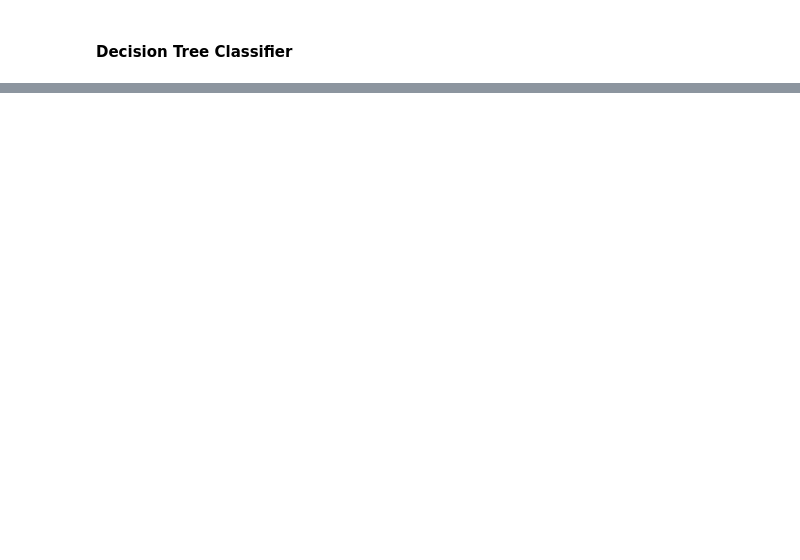
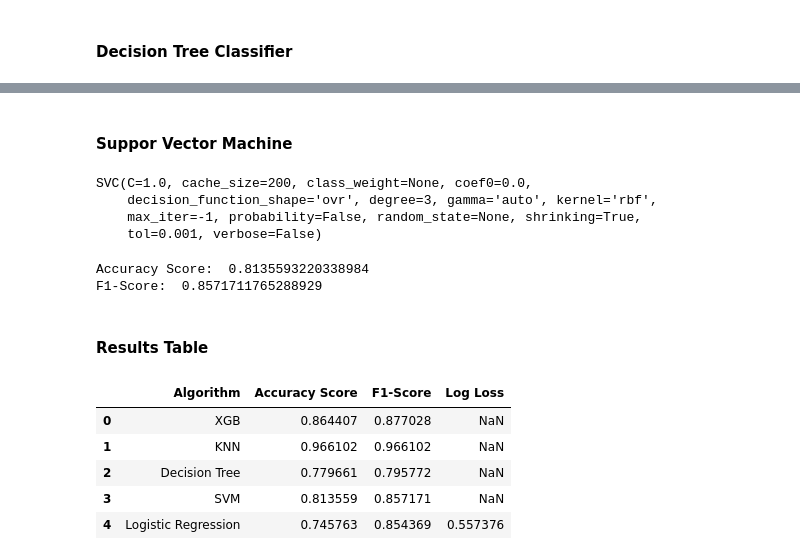
Before and after one commit to adrielk/Parkinsons-Classifier, a Jupyter notebook: Parkinsons Classifier.ipynb, the cells around one changed output, grey strips where cells are left out. Cells and saved outputs as stored; diff of their text form; code cells hidden in the pictures; blank space fills up the shorter version.

```diff
--- a/Parkinsons Classifier.ipynb
+++ b/Parkinsons Classifier.ipynb
@@ -224,0 +230,9 @@ InvocationException: GraphViz's executables not found
+# %%
+s = 'liblinear'
+pLR = LogisticRegression(C = 0.01, solver = s)
+pLR.fit(X_train, y_train)
+lrPredict = pLR.predict(X_test)
+lrAScore = metrics.accuracy_score(lrPredict, y_test)
+lrF1 = metrics.f1_score(lrPredict, y_test, average = 'weighted', labels=np.unique(lrPredict))
+print("Accuracy Score: ",lrAScore)
+print("F1-Score: ", lrF1, "\n")
@@ -224,0 +242,4 @@ InvocationException: GraphViz's executables not found
+# %%
+lrProba = pLR.predict_proba(X_test)
+lrLogLoss = metrics.log_loss(y_test,lrProba)#Order of parameters here matter
+print("Log Loss: ",lrLogLoss)
@@ -224,0 +248,41 @@ InvocationException: GraphViz's executables not found
+# %% [markdown]
+#### Suppor Vector Machine
+# %%
+psvm = svm.SVC(kernel = 'rbf', gamma = 'auto')
+psvm.fit(X_train, y_train)
+# %% [output]
+SVC(C=1.0, cache_size=200, class_weight=None, coef0=0.0,
+    decision_function_shape='ovr', degree=3, gamma='auto', kernel='rbf',
+    max_iter=-1, probability=False, random_state=None, shrinking=True,
+    tol=0.001, verbose=False)
+# %%
+svmPredict = psvm.predict(X_test)
+svmAScore = metrics.accuracy_score(svmPredict, y_test)
+svmF1 = metrics.f1_score(svmPredict, y_test, average = 'weighted', labels=np.unique(svmPredict))
+print("Accuracy Score: ",svmAScore)
+print("F1-Score: ", svmF1, "\n")
+# %% [output]
+Accuracy Score:  0.8135593220338984
+F1-Score:  0.8571711765288929
+# %% [markdown]
+#### Results Table
+# %%
+columnNames = ['Algorithm','Accuracy Score', 'F1-Score', 'Log Loss']
+algorithms = ['XGB','KNN','Decision Tree','SVM','Logistic Regression']
+aScore = [xgbAScore,knnAScore,treeAScore,svmAScore, lrAScore]
+f1 = [xgbF1, knnF1, treeF1, svmF1, lrF1]
+logLoss = [None, None, None, None, lrLogLoss]
+columnsInOrder = [algorithms, aScore, f1, logLoss]
+res_df = pd.DataFrame(columns = columnNames)
+
+for i in range(0,len(columnNames)):
+    res_df[columnNames[i]] = columnsInOrder[i]
+
+res_df
+# %% [output]
+|  | Algorithm | Accuracy Score | F1-Score | Log Loss |
+| 0 | XGB | 0.864407 | 0.877028 | NaN |
+| 1 | KNN | 0.966102 | 0.966102 | NaN |
+| 2 | Decision Tree | 0.779661 | 0.795772 | NaN |
+| 3 | SVM | 0.813559 | 0.857171 | NaN |
+| 4 | Logistic Regression | 0.745763 | 0.854369 | 0.557376 |
```
Also changed, not shown: parts of 11 cells of this notebook.
